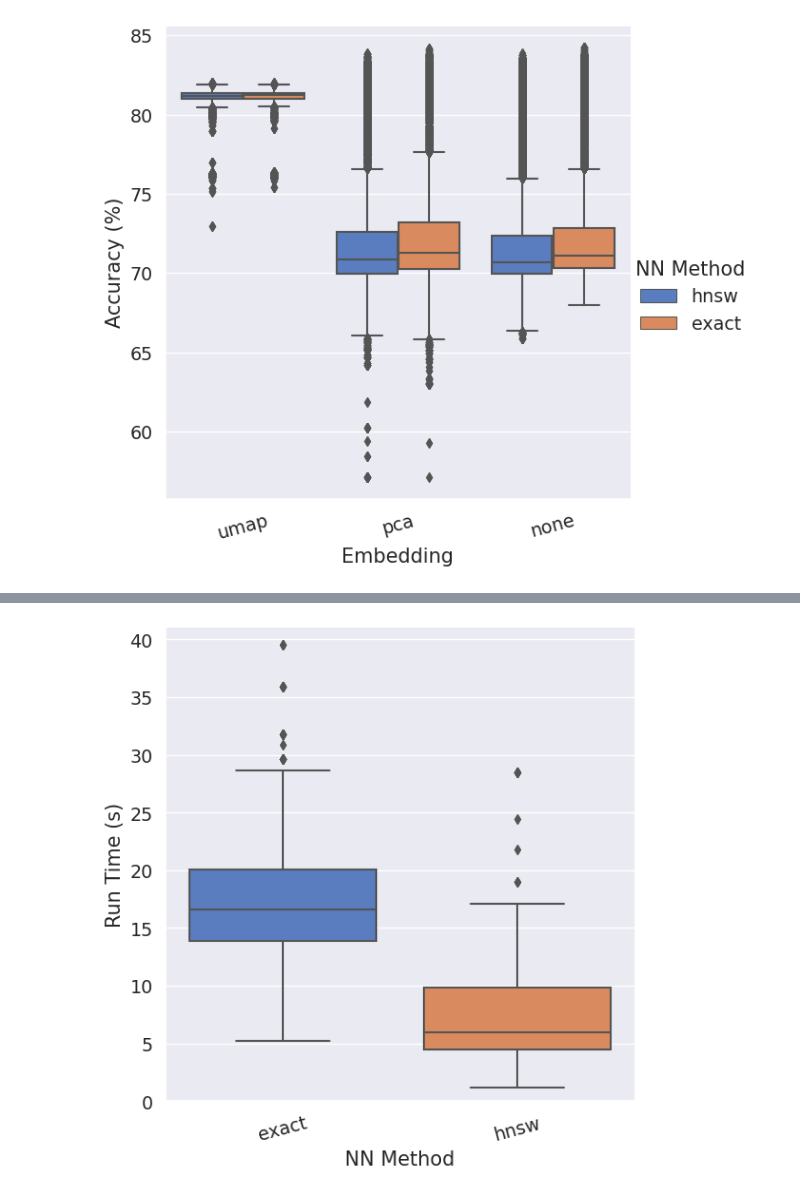
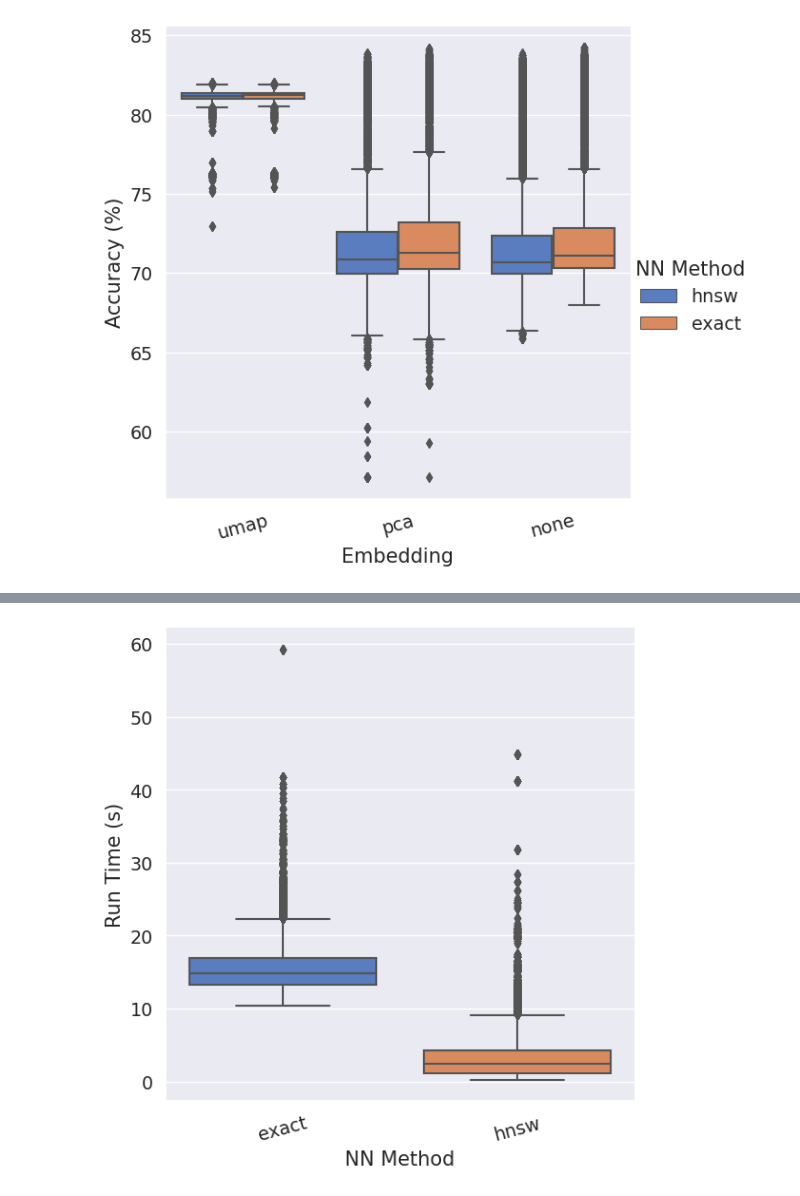
Before and after one commit to cae0027/Stellar-Blends, a Jupyter notebook: ce/muygps-hyperparameters/main_results.ipynb, the cells around one changed output, grey strips where cells are left out. Cells and saved outputs as stored; diff of their text form; code cells hidden in the pictures.

Commit message:
added run time comparison

```diff
--- a/ce/muygps-hyperparameters/main_results.ipynb
+++ b/ce/muygps-hyperparameters/main_results.ipynb
@@ -61,24 +87,26 @@ plt.show()
 # %%
 # make a boxplot of run time over nn method
 # use colorblind style
 plt.style.use('tableau-colorblind10')
 sns.set_style("whitegrid")
 sns.set_context("paper")
 sns.set(font_scale=1.25)
 # increase figure size
 # plt.rcParams['figure.figsize'] = [20, 8]
-g = sns.catplot(x="NN Method", y="Time", data=accuracies.nlargest(1000, 'Accuracy'),
-                height=6, kind="box", palette="muted")
+# g = sns.catplot(x="NN Method", y="Time", data=accuracies.nlargest(1000, 'Accuracy'),
+#                 height=6, kind="box", palette="muted")
+# plot time vs nn method where embedding is none
+g = sns.catplot(x="NN Method", y="Time", data=accuracies[accuracies['Embedding'] == 'none'], height=6, kind="box", palette="muted")
 # g.despine(left=True)
 g.set_ylabels("Run Time (s)")
 g.set_xlabels("NN Method")
 g.set_xticklabels(rotation=15)
 # g.fig.suptitle('MUYGPS vs GPC Run Time')
 # plt.tight_layout()
-plt.ylim(0, 41)
-plt.savefig('./Final-Results/run-time-over-nnmethod.png', dpi=500)
+# plt.ylim(0, 41)
+plt.savefig('./Final-Results/run-time-over-nnmethod.pdf', format='pdf')
 plt.show()
 # %% [output]
-[figure, old version]
+[figure, new version]
 # %%
 # return accuracies grouped by Data column
```
Also changed, not shown: parts of 8 cells of this notebook.
